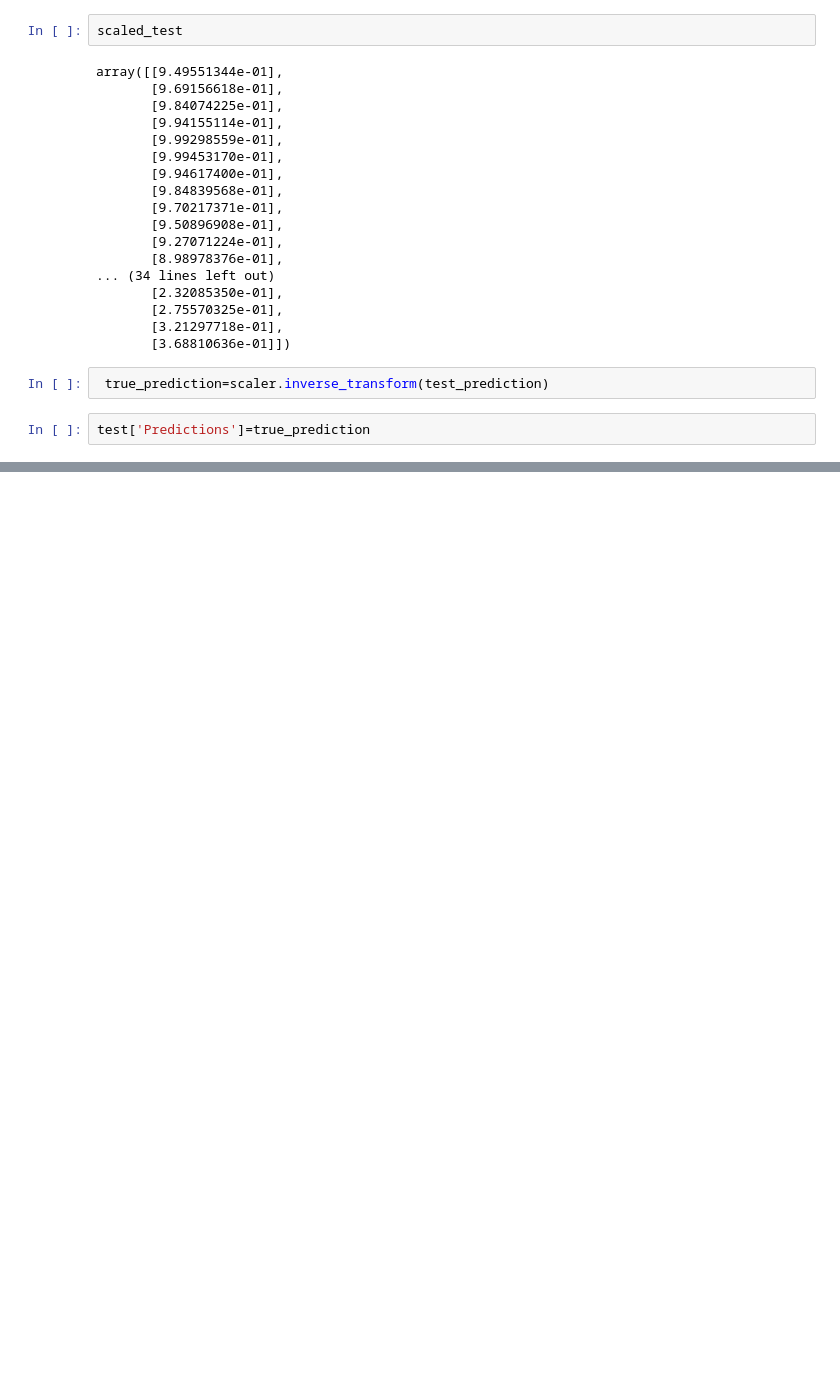
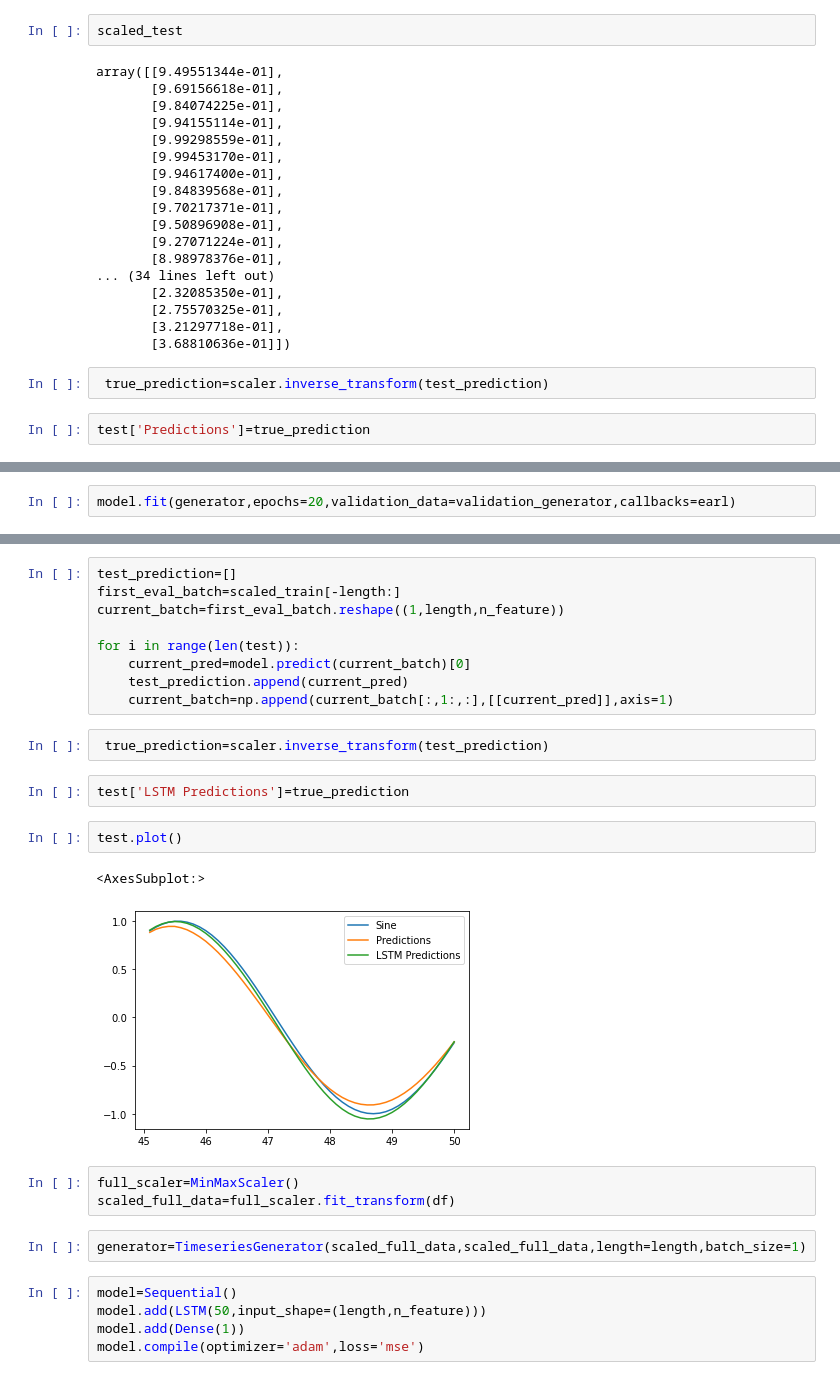
Before and after one commit to tonnyhideyori/tensorflow, a Jupyter notebook: RNN.ipynb, the cells around one changed output, grey strips where cells are left out. Drawn from its saved outputs; the diff is of its cells as text; blank space fills up the shorter version.

Commit message:
modified RNN with LSTM

```diff
--- a/RNN.ipynb
+++ b/RNN.ipynb
@@ -221,0 +236,2 @@ test.plot()
+# %%
+model.fit(generator,epochs=20,validation_data=validation_generator,callbacks=earl)
@@ -221,0 +246,28 @@ test.plot()
+# %%
+test_prediction=[]
+first_eval_batch=scaled_train[-length:]
+current_batch=first_eval_batch.reshape((1,length,n_feature))
+
+for i in range(len(test)):
+    current_pred=model.predict(current_batch)[0]
+    test_prediction.append(current_pred)
+    current_batch=np.append(current_batch[:,1:,:],[[current_pred]],axis=1)
+# %%
+ true_prediction=scaler.inverse_transform(test_prediction)
+# %%
+test['LSTM Predictions']=true_prediction
+# %%
+test.plot()
+# %% [output]
+<AxesSubplot:>
+[figure, added]
+# %%
+full_scaler=MinMaxScaler()
+scaled_full_data=full_scaler.fit_transform(df)
+# %%
+generator=TimeseriesGenerator(scaled_full_data,scaled_full_data,length=length,batch_size=1)
+# %%
+model=Sequential()
+model.add(LSTM(50,input_shape=(length,n_feature)))
+model.add(Dense(1))
+model.compile(optimizer='adam',loss='mse')
```
Also changed, not shown: parts of 18 cells of this notebook.
